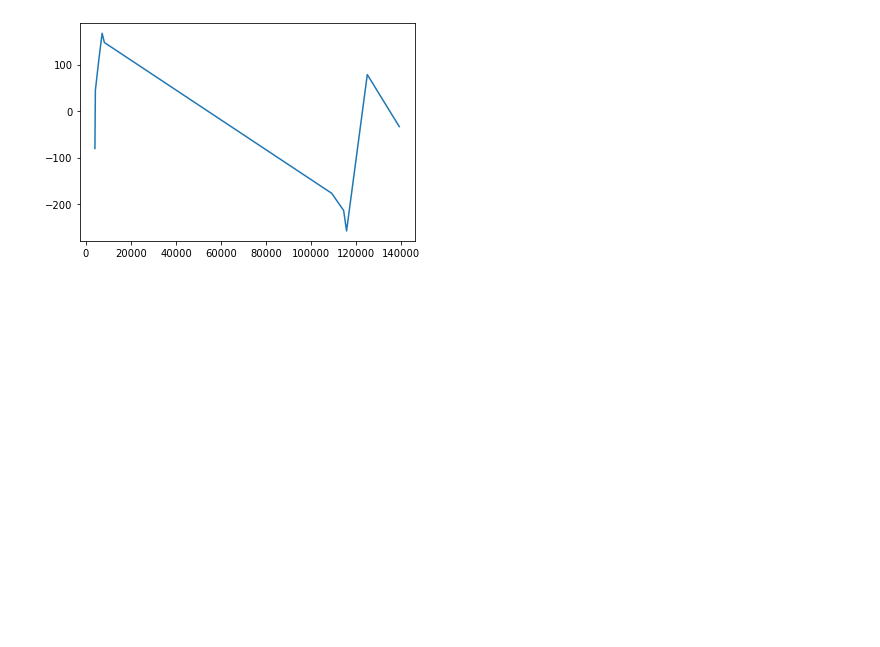
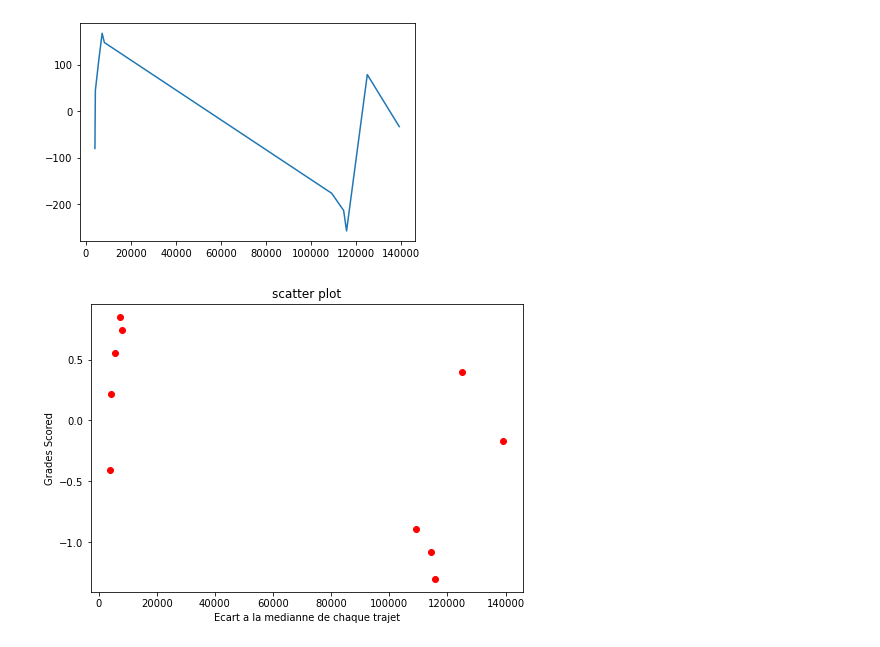
Before and after one commit to bebeyoul/Plane_ticket_price, a Jupyter notebook: Visu.ipynb, the cells around one changed output. Cells and saved outputs as stored; diff of their text form; code cells hidden in the pictures; blank space fills up the shorter version.

```diff
--- a/Visu.ipynb
+++ b/Visu.ipynb
@@ -248,7 +237,7 @@ liste_MoyennePondere=[]
 liste_Median=[]
 liste_MedianPondere=[]
 
-lise_Pays=[]
+liste_Pays=[]
 liste_PIB=[]
 
 
@@ -257,7 +246,5 @@ for k in dico_PIB.keys():
     liste_MoyennePondere.append(dico_VPN_ecartMoyenne_pondere[k])
     liste_Median.append(dico_VPN_ecartMedianne[k])
     liste_MedianPondere.append(dico_VPN_ecartMedianne_pondere[k])
-    lise_Pays.append(k)
+    liste_Pays.append(k)
     liste_PIB.append(dico_PIB[k])
-
-liste_PIB
@@ -275,3 +289,14 @@ plt.plot(liste_PIB,liste_Median)
 # %% [output]
 [<matplotlib.lines.Line2D at 0x...>]
 [figure]
+# %%
+fig=plt.figure()
+ax=fig.add_axes([0,0,1,1])
+ax.scatter(liste_PIB, liste_MedianPondere, color='r')
+
+ax.set_xlabel('Ecart a la medianne de chaque trajet')
+ax.set_ylabel('Grades Scored')
+ax.set_title('scatter plot')
+plt.show()
+# %% [output]
+[figure, added]
```
Also changed, not shown: parts of 4 cells of this notebook.
